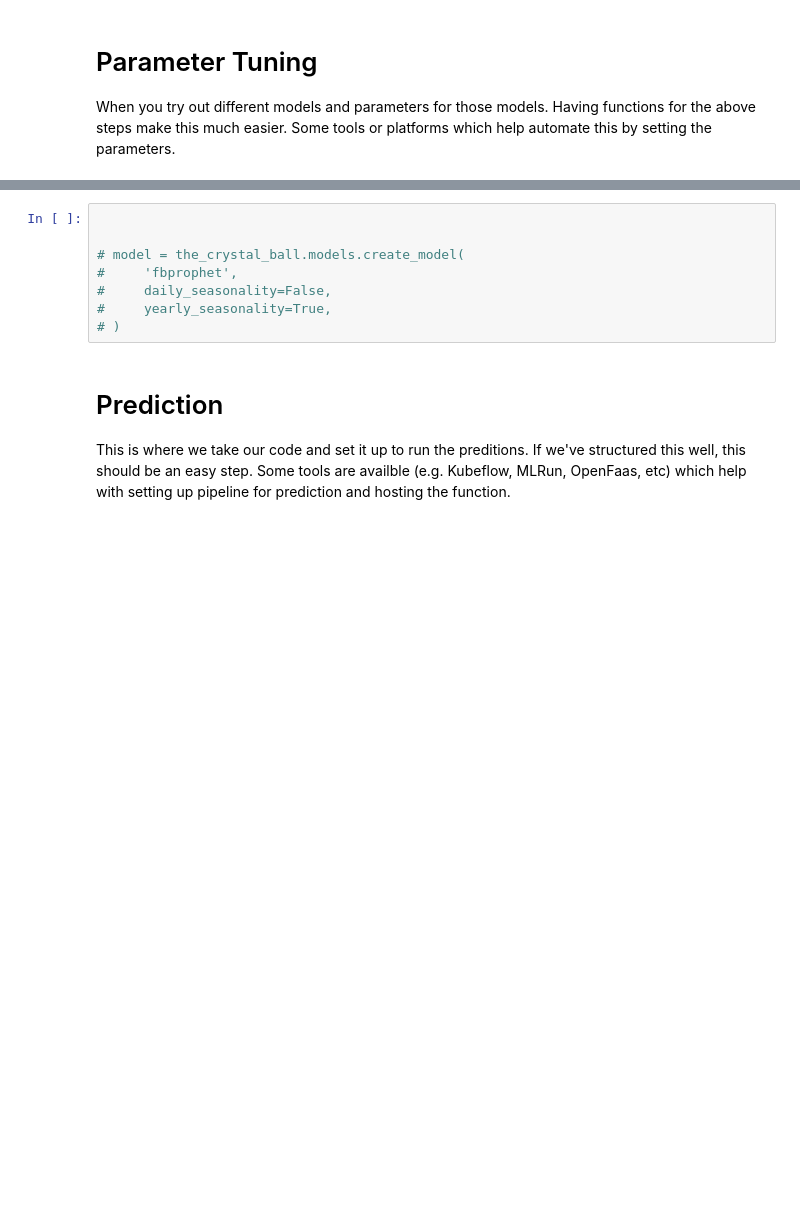
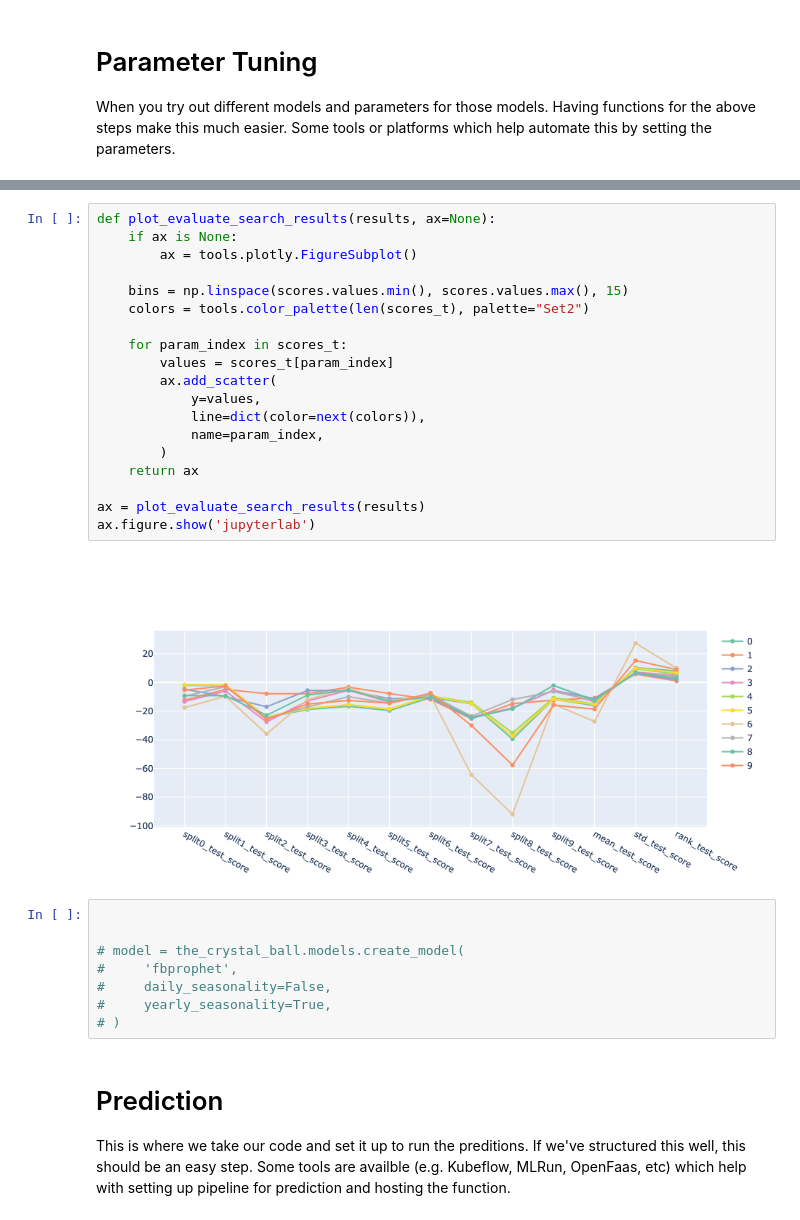
Before and after one commit to earthastronaut/the_crystal_ball, a Jupyter notebook: notebook/the_crystal_ball.ipynb, the cells around one changed output, grey strips where cells are left out. Drawn from its saved outputs; the diff is of its cells as text; blank space fills up the shorter version.

```diff
--- a/notebook/the_crystal_ball.ipynb
+++ b/notebook/the_crystal_ball.ipynb
@@ -319,3 +386,24 @@ When you try out different models and parameters for those models. Having functi
+# %%
+def plot_evaluate_search_results(results, ax=None):
+    if ax is None:
+        ax = tools.plotly.FigureSubplot()
+
+    bins = np.linspace(scores.values.min(), scores.values.max(), 15)
+    colors = tools.color_palette(len(scores_t), palette="Set2")
+
+    for param_index in scores_t:
+        values = scores_t[param_index]
+        ax.add_scatter(
+            y=values,
+            line=dict(color=next(colors)),
+            name=param_index,
+        )
+    return ax
+
+ax = plot_evaluate_search_results(results)
+ax.figure.show('jupyterlab')
+# %% [output]
+[figure, added]
 # %%
 
 
```
Also changed, not shown: parts of 12 cells of this notebook, 3 other files.
